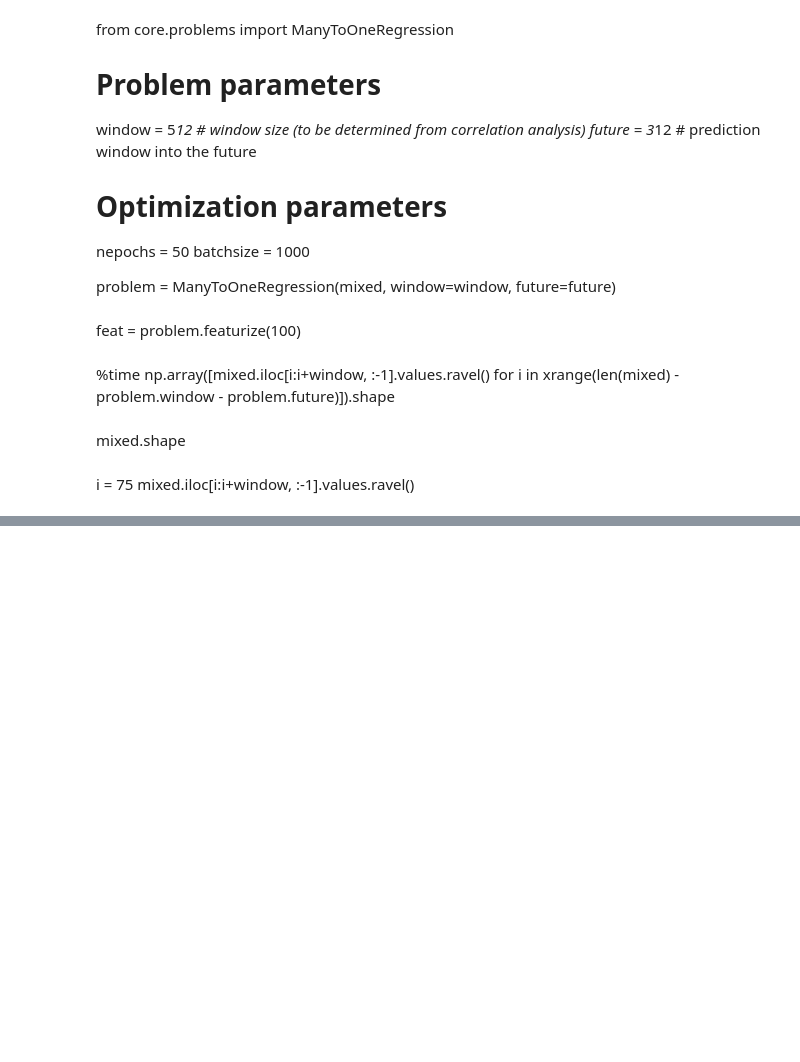
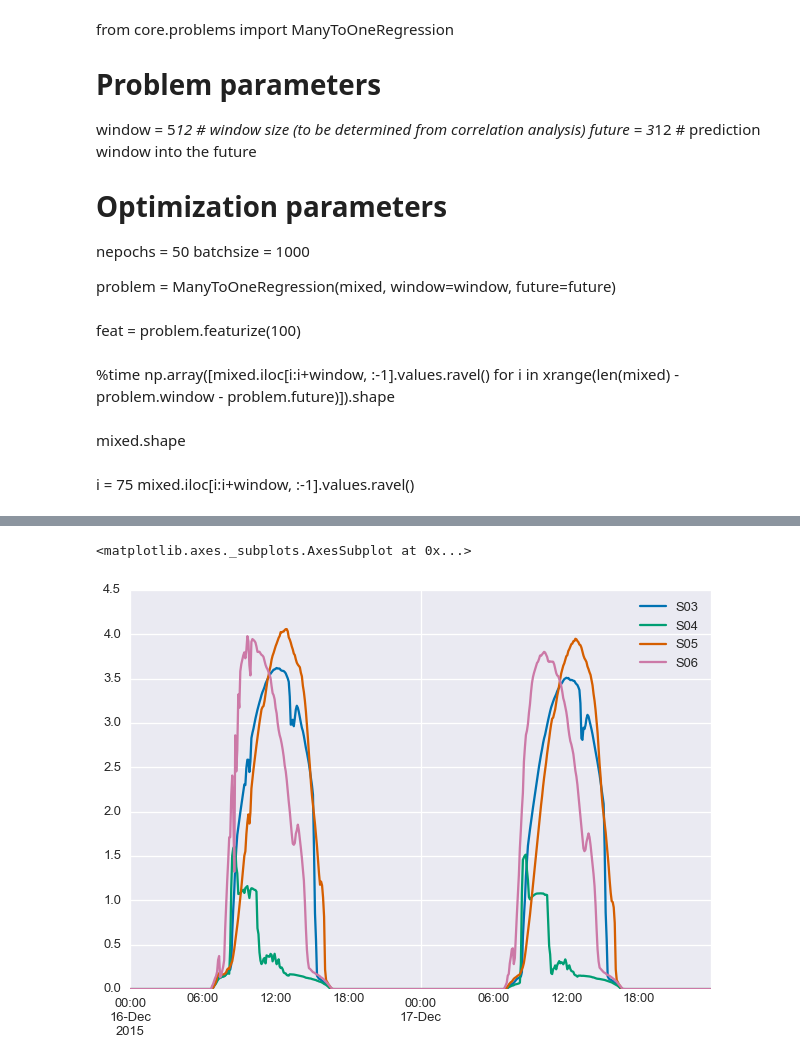
Before and after one commit to bmeyers/SolarForecasting, a Jupyter notebook: scratch_work_bennet.ipynb, the cells around one changed output, grey strips where cells are left out. Saved outputs shown, nothing was run; the diff lists cells and outputs as text; code cells hidden in the pictures; blank space fills up the shorter version.

```diff
--- a/scratch_work_bennet.ipynb
+++ b/scratch_work_bennet.ipynb
@@ -88,0 +93,5 @@ for i in xrange(estimates.shape[1]):
+# %%
+df.loc['2015-12-16':'2015-12-17'].plot(y=df.columns[2:6])
+# %% [output]
+<matplotlib.axes._subplots.AxesSubplot at 0x...>
+[figure, added]
```
Also changed, not shown: parts of 12 cells of this notebook, 2 other files.
